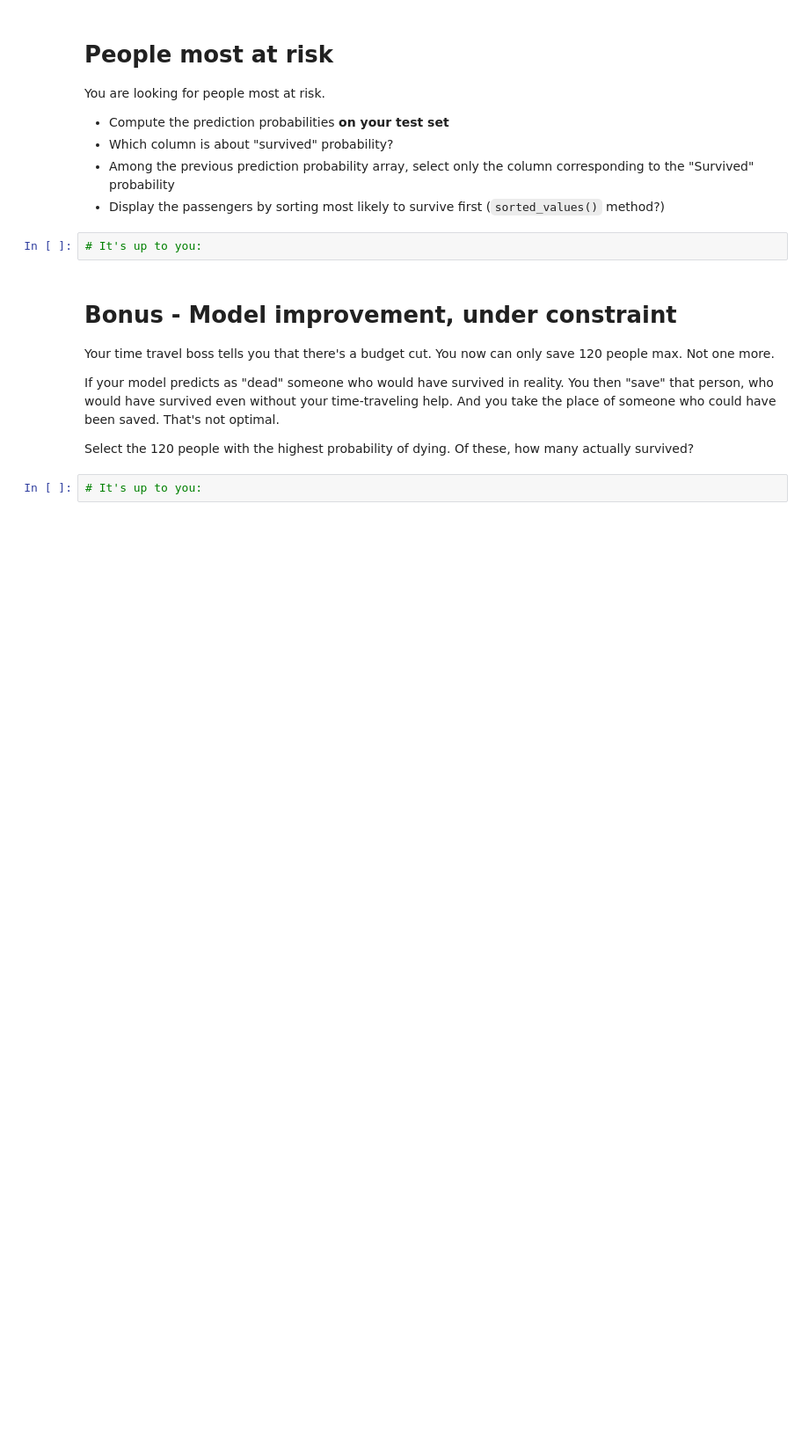
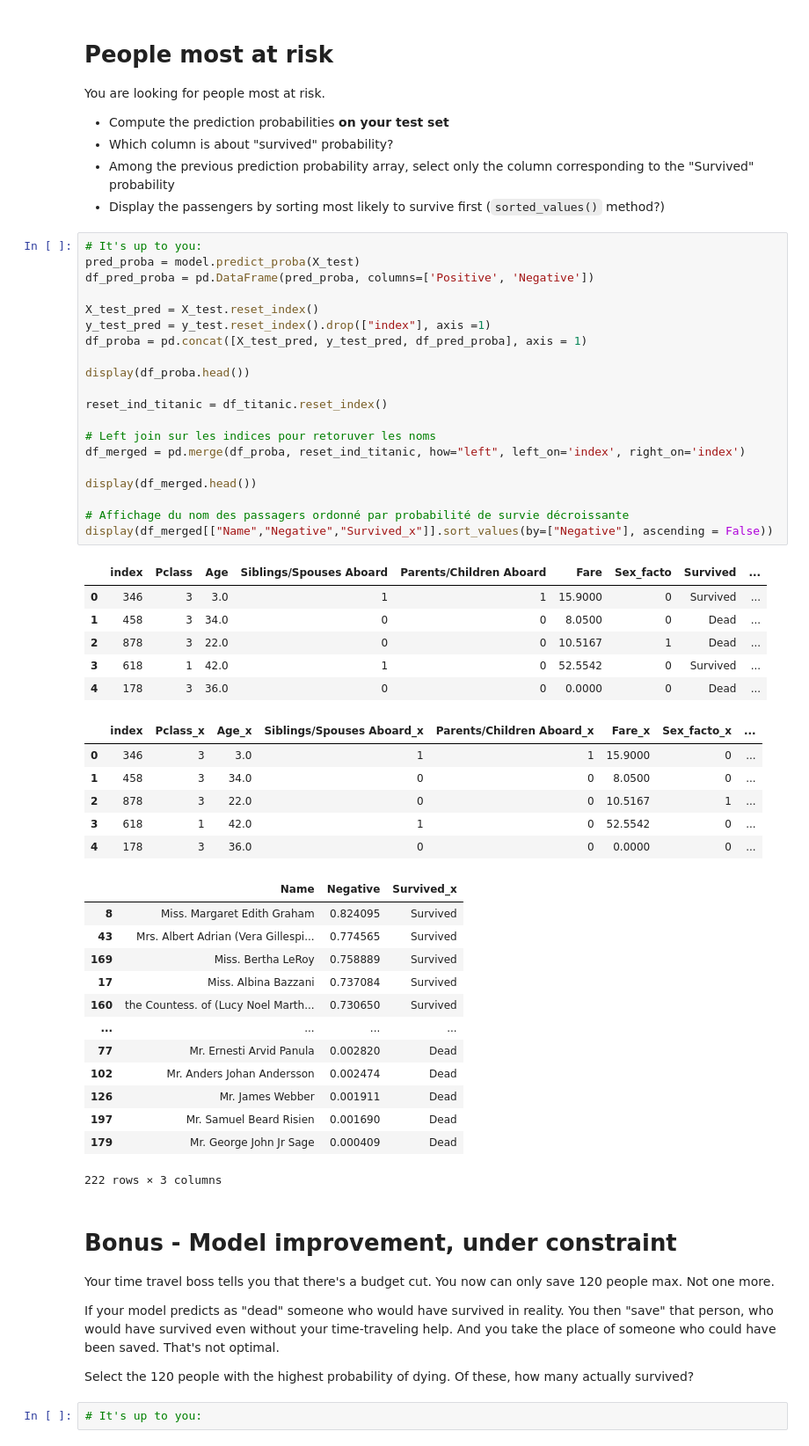
Before and after one commit to Lit3C/machine-learning, a Jupyter notebook: [2.3ML]Classifications_Logistic-Regression.ipynb, the cells around one changed output. Shown at 88% size. Saved outputs shown, nothing was run; the diff lists cells and outputs as text; blank space fills up the shorter version.

```diff
--- a/[2.3ML]Classifications_Logistic-Regression.ipynb
+++ b/[2.3ML]Classifications_Logistic-Regression.ipynb
@@ -150,8 +150,52 @@ You are looking for people most at risk.
 - Which column is about "survived" probability?
 - Among the previous prediction probability array, select only the column corresponding to the "Survived" probability
 - Display the passengers by sorting  most likely to survive first (`sorted_values()` method?)
-# %%
-# It's up to you:
+# %%
+# It's up to you:
+pred_proba = model.predict_proba(X_test)
+df_pred_proba = pd.DataFrame(pred_proba, columns=['Positive', 'Negative'])
+
+X_test_pred = X_test.reset_index()
+y_test_pred = y_test.reset_index().drop(["index"], axis =1)
+df_proba = pd.concat([X_test_pred, y_test_pred, df_pred_proba], axis = 1)
+
+display(df_proba.head())
+
+reset_ind_titanic = df_titanic.reset_index()
+
+# Left join sur les indices pour retoruver les noms
+df_merged = pd.merge(df_proba, reset_ind_titanic, how="left", left_on='index', right_on='index')
+
+display(df_merged.head())
+
+# Affichage du nom des passagers ordonné par probabilité de survie décroissante
+display(df_merged[["Name","Negative","Survived_x"]].sort_values(by=["Negative"], ascending = False))
+# %% [output]
+|  | index | Pclass | Age | Siblings/Spouses Aboard | Parents/Children Aboard | Fare | Sex_facto | Survived | ... |
+| 0 | 346 | 3 | 3.0 | 1 | 1 | 15.9000 | 0 | Survived | ... |
+| 1 | 458 | 3 | 34.0 | 0 | 0 | 8.0500 | 0 | Dead | ... |
+| 2 | 878 | 3 | 22.0 | 0 | 0 | 10.5167 | 1 | Dead | ... |
+| 3 | 618 | 1 | 42.0 | 1 | 0 | 52.5542 | 0 | Survived | ... |
+| 4 | 178 | 3 | 36.0 | 0 | 0 | 0.0000 | 0 | Dead | ... |
+|  | index | Pclass_x | Age_x | Siblings/Spouses Aboard_x | Parents/Children Aboard_x | Fare_x | Sex_facto_x | ... |
+| 0 | 346 | 3 | 3.0 | 1 | 1 | 15.9000 | 0 | ... |
+| 1 | 458 | 3 | 34.0 | 0 | 0 | 8.0500 | 0 | ... |
+| 2 | 878 | 3 | 22.0 | 0 | 0 | 10.5167 | 1 | ... |
+| 3 | 618 | 1 | 42.0 | 1 | 0 | 52.5542 | 0 | ... |
+| 4 | 178 | 3 | 36.0 | 0 | 0 | 0.0000 | 0 | ... |
+|  | Name | Negative | Survived_x |
+| 8 | Miss. Margaret Edith Graham | 0.824095 | Survived |
+| 43 | Mrs. Albert Adrian (Vera Gillespi... | 0.774565 | Survived |
+| 169 | Miss. Bertha LeRoy | 0.758889 | Survived |
+| 17 | Miss. Albina Bazzani | 0.737084 | Survived |
+| 160 | the Countess. of (Lucy Noel Marth... | 0.730650 | Survived |
+| ... | ... | ... | ... |
+| 77 | Mr. Ernesti Arvid Panula | 0.002820 | Dead |
+| 102 | Mr. Anders Johan Andersson | 0.002474 | Dead |
+| 126 | Mr. James Webber | 0.001911 | Dead |
+| 197 | Mr. Samuel Beard Risien | 0.001690 | Dead |
+| 179 | Mr. George John Jr Sage | 0.000409 | Dead |
+222 rows × 3 columns
 # %% [markdown]
 # Bonus - Model improvement, under constraint
 
```
Also changed, not shown: parts of 1 cell of this notebook.
